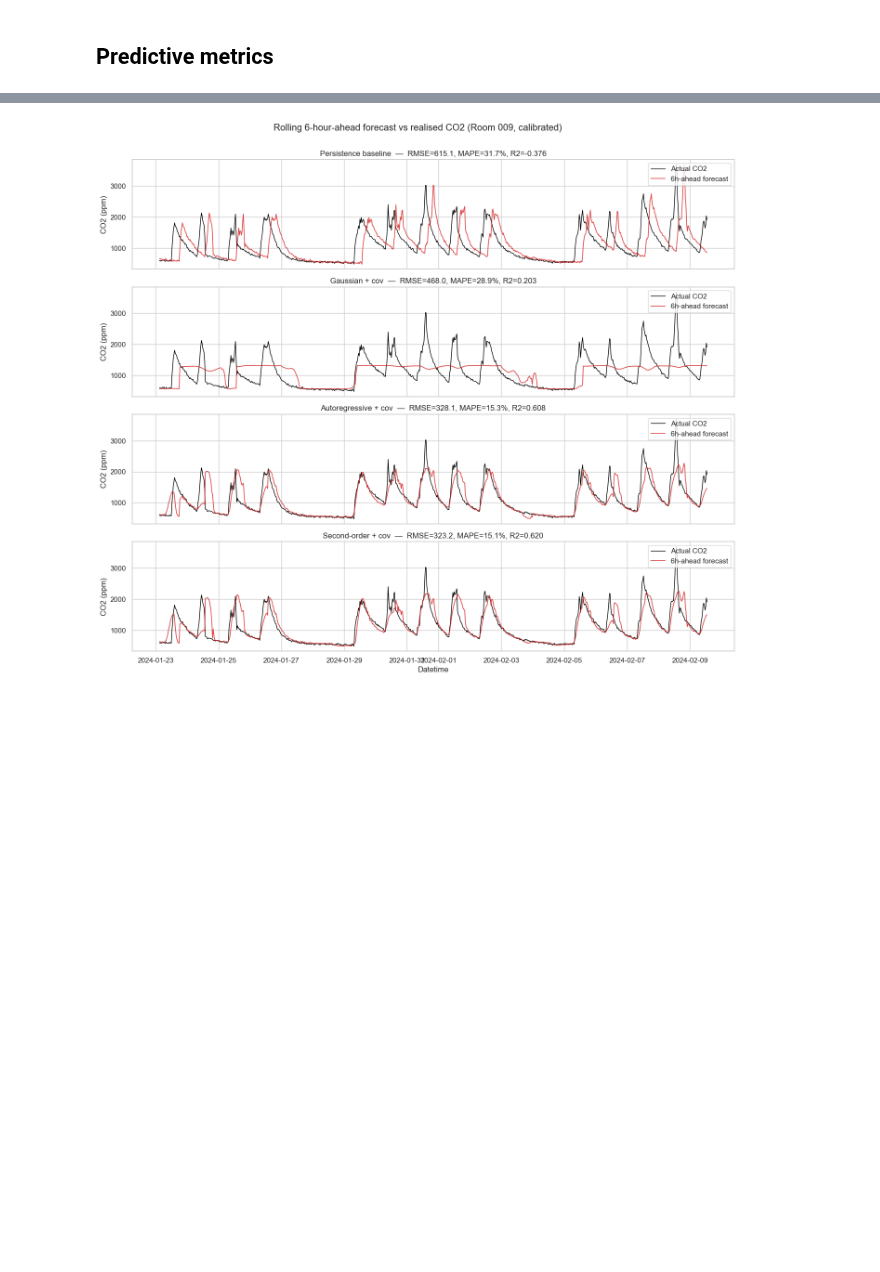
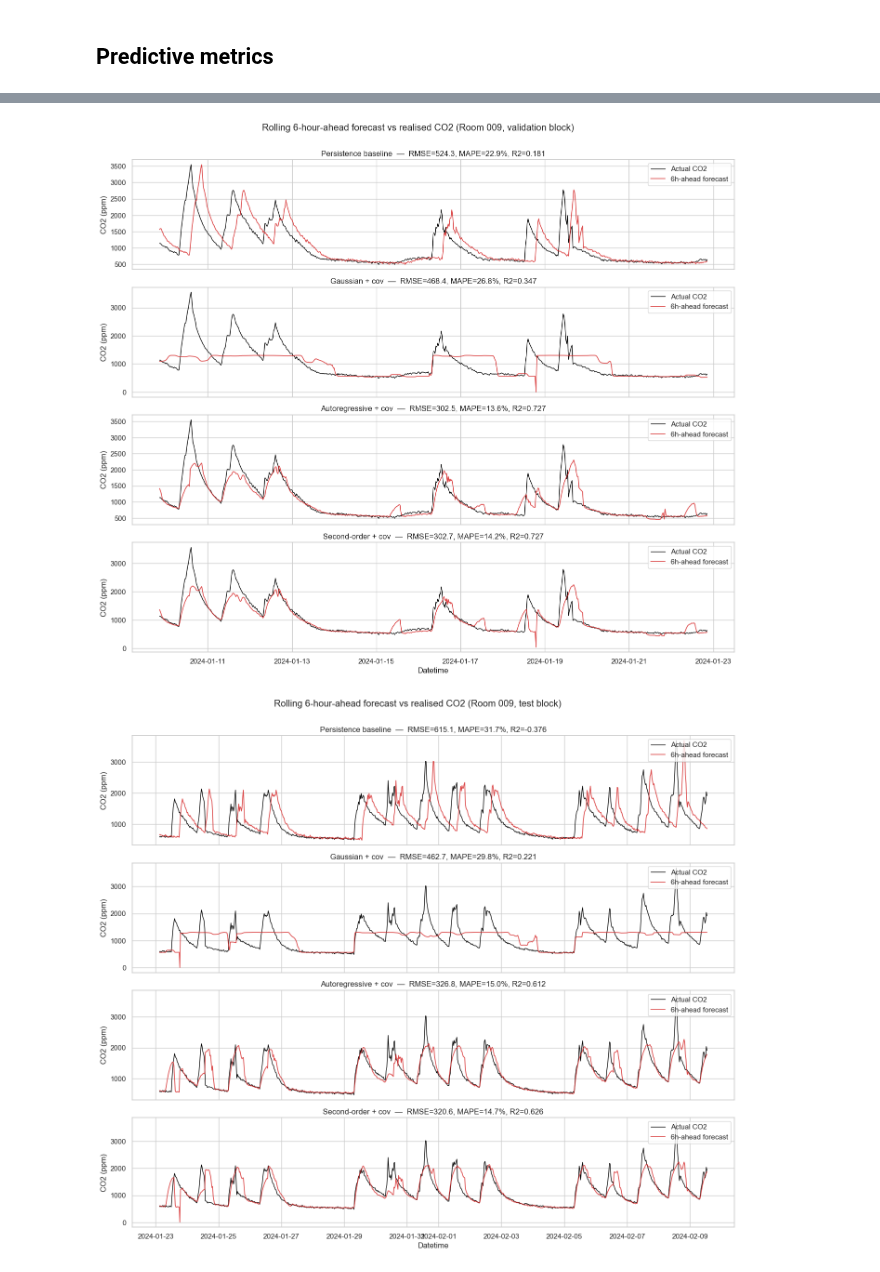
Before and after one commit to Maccen26/hmm-modelling, a Jupyter notebook: week_5.ipynb, the cells around one changed output, grey strips where cells are left out. Drawn from its saved outputs; the diff is of its cells as text; code cells hidden in the pictures; blank space fills up the shorter version.

```diff
--- a/week_5.ipynb
+++ b/week_5.ipynb
@@ -243,0 +50,12 @@ Covariates: 11 (off_day, sin_week, cos_week, sin_tod, cos_tod, mean_temp, mean_r
+# %%
+# --- Which prepared dataset to read ------------------------------------
+# Produced by: uv run python -m drivers.clean_dtu_data
+# (room, bin, harmonics, weather columns and split fractions are all set there)
+ROOM_SLUG = "room_009"
+TAG       = "30min"
+
+# --- Model / evaluation config -----------------------------------------
+STATES        = 4
+AR_LAGS       = 6
+ORDER         = 2          # Markov order of the higher-order transition
+HORIZON_HOURS = 6
@@ -260,6 +294,8 @@ def state_means(emission, ys):
 
 
 mu_seed    = jnp.quantile(ys_train, jnp.linspace(0.05, 0.95, STATES))
+mu_seed = mu_seed.at[0].set(450)  # avoid degenerate state
+
 sigma_seed = jnp.std(ys_train) * jnp.ones(STATES)
 tm_seed    = jnp.full((STATES, STATES), 0.1).at[jnp.diag_indices(STATES)].set(0.7)
 beta_init  = jnp.zeros((num_covariates, STATES, STATES - 1))
@@ -270,8 +306,9 @@ gauss_cov = HMM(
     transition=DynamicTransition(transition_matrix_to_logits(tm_seed), beta_init),
     inital_distribution=init_dist,
 )
-gauss_cov.fit(ys=ys_train, ts=None, xs=X_train_std, tol=1e-2)
+gauss_cov.fit(ys=ys_train, ts=None, xs=X_train_std, tol=1e-2, frozen={"mu0": False})  # freeze the lowest state mean to avoid degenerate state
 print("  log-likelihood:", gauss_cov.log_likelihood())
 print("  converged:", gauss_cov.hmm_results.convergence)
+print(f"Mu (per state): {np.asarray(gauss_cov.emission.mu(t= 0, ys=0))}")
 # %% [output]
 === Gaussian HMM + covariates (30-min, calibrated) ===
@@ -291,9 +329,10 @@ ar_cov = HMM(
     ),
     inital_distribution=init_dist,
 )
-ar_cov.fit(ys=ys_train, ts=None, xs=X_train_std, tol=1e-2)
+ar_cov.fit(ys=ys_train, ts=None, xs=X_train_std, tol=1e-2, frozen={"mu0": False})  # freeze the lowest state mean to avoid degenerate state
 print("  log-likelihood:", ar_cov.log_likelihood())
 print("  converged:", ar_cov.hmm_results.convergence)
 print("  phi (per state):", np.asarray(ar_cov.emission.phi()))
+print("  AR coefficients (per state):", np.asarray(ar_cov.emission.mu_vals(t=0, ts = 0, ys= 0)))
 # %% [output]
 === Autoregressive HMM + covariates (30-min, calibrated) ===
@@ -562,18 +624,20 @@ Horizon: 6 h = 12 steps
 # %%
-fig, axes = plt.subplots(len(results), 1, figsize=(14, 3 * len(results)), sharex=True)
-for ax, (name, (td, yt, yp)) in zip(axes, results.items()):
-    yt_j, yp_j = jnp.asarray(yt), jnp.asarray(yp)
-    ax.plot(td, yt, color="black", lw=1.0, label="Actual CO2")
-    ax.plot(td, yp, color="tab:red", lw=1.2, alpha=0.85, label=f"{HORIZON_HOURS}h-ahead forecast")
-    ax.set_title(f"{name}  —  RMSE={rmse(yt_j, yp_j):.1f}, "
-                 f"MAPE={mape(yt_j, yp_j):.1f}%, R2={r2_score(yt_j, yp_j):.3f}")
-    ax.set_ylabel("CO2 (ppm)")
-    ax.legend(loc="upper right")
-axes[-1].set_xlabel("Datetime")
-fig.suptitle(f"Rolling {HORIZON_HOURS}-hour-ahead forecast vs realised CO2 ({room_name}, calibrated)",
-             y=1.002)
-plt.tight_layout()
-plt.show()
+for block, results in block_results.items():
+    fig, axes = plt.subplots(len(results), 1, figsize=(14, 3 * len(results)), sharex=True)
+    for ax, (name, (td, yt, yp)) in zip(axes, results.items()):
+        yt_j, yp_j = jnp.asarray(yt), jnp.asarray(yp)
+        ax.plot(td, yt, color="black", lw=1.0, label="Actual CO2")
+        ax.plot(td, yp, color="tab:red", lw=1.2, alpha=0.85, label=f"{HORIZON_HOURS}h-ahead forecast")
+        ax.set_title(f"{name}  —  RMSE={rmse(yt_j, yp_j):.1f}, "
+                     f"MAPE={mape(yt_j, yp_j):.1f}%, R2={r2_score(yt_j, yp_j):.3f}")
+        ax.set_ylabel("CO2 (ppm)")
+        ax.legend(loc="upper right")
+    axes[-1].set_xlabel("Datetime")
+    fig.suptitle(f"Rolling {HORIZON_HOURS}-hour-ahead forecast vs realised CO2 "
+                 f"({room_name}, {block} block)", y=1.002)
+    plt.tight_layout()
+    plt.show()
 # %% [output]
-[figure, old version]
+[figure, new version]
+[figure, added]
 # %% [markdown]
```
Also changed, not shown: parts of 39 cells of this notebook, 7 other files.
